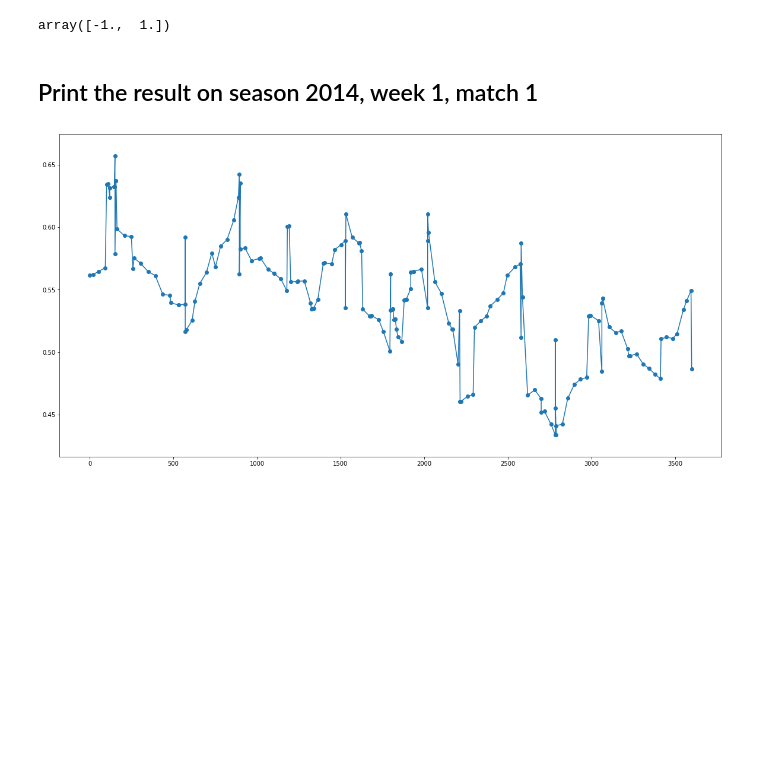
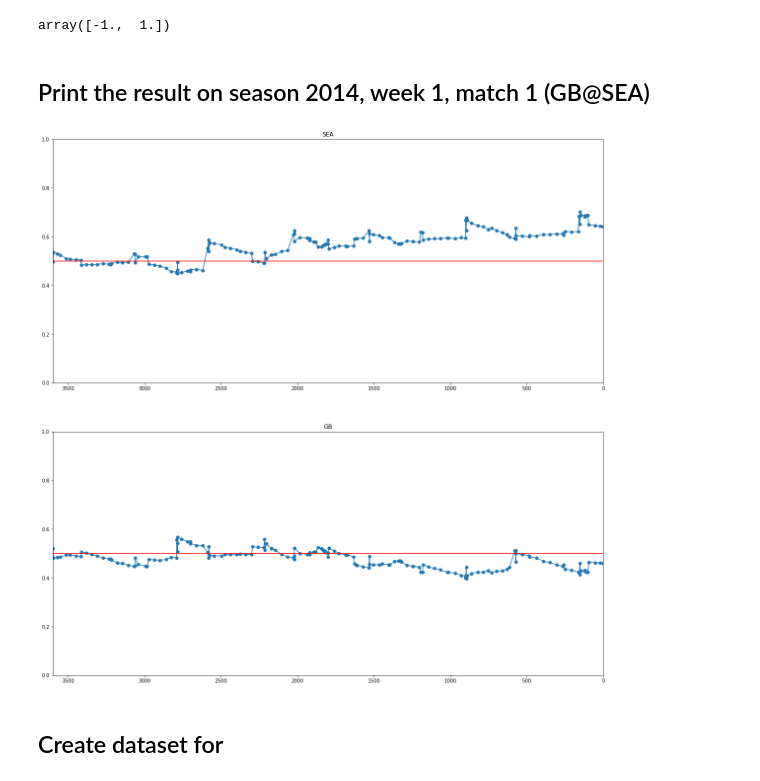
Before and after one commit to tyagi-iiitv/NFLLive, a Jupyter notebook: Baseline.ipynb, the cells around one changed output. Saved outputs shown, nothing was run; the diff lists cells and outputs as text; code cells hidden in the pictures; blank space fills up the shorter version.

Commit message:
Add comparing plot as match 1

```diff
--- a/Baseline.ipynb
+++ b/Baseline.ipynb
@@ -59,16 +59,39 @@ lg.classes_
 # %% [output]
 array([-1.,  1.])
 # %% [markdown]
-## Print the result on season 2014, week 1, match 1
+## Print the result on season 2014, week 1, match 1 (GB@SEA)
-# %%
-plt.figure(figsize=(20, 10))
-plt.scatter(demo.lefttime, cover_prob)
-plt.plot(demo.lefttime, cover_prob)
-plt.show()
-# %% [output]
-[figure, removed]
 # %%
-demo = train[(train['week'] == 1) & (train['team'] == 'SEA')]
-prob = lg.predict_proba(demo.loc[:,['lefttime', 'yrdln', 'score']])
-cover_prob = [p[1] for p in prob]
+d_f = train[(train['week'] == 1) & (train['team'] == 'SEA')]
+d_u = train[(train['week'] == 1) & (train['team'] == 'GB')]
+prob_f = lg.predict_proba(d_f.loc[:,['lefttime', 'yrdln', 'score']])
+prob_u = lg.predict_proba(d_u.loc[:,['lefttime', 'yrdln', 'score']])
+prob_f = [p[1] for p in prob_f]
+prob_u = [p[1] for p in prob_u]
+# %%
+f, (ax1, ax2) = plt.subplots(2, 1, figsize=(20, 20))
+
+
+ax1.scatter(d_f.lefttime, prob_f)
+ax1.plot(d_f.lefttime, prob_f)
+ax1.set_xlim(d_f.lefttime.max(), d_f.lefttime.min())
+ax1.set_ylim(0, 1)
+ax1.axhline(y=0.5, color='r', linestyle='-')
+ax1.set_title('SEA')
+
+ax2.scatter(d_u.lefttime, prob_u)
+ax2.plot(d_u.lefttime, prob_u)
+ax2.set_xlim(d_u.lefttime.max(), d_u.lefttime.min())
+ax2.set_ylim(0, 1)
+ax2.axhline(y=0.5, color='r', linestyle='-')
+ax2.set_title('GB')
+
+
+
+
+
+plt.show()
+# %% [output]
+[figure, added]
+# %% [markdown]
+## Create dataset for
 # %%
```
Also changed, not shown: parts of 1 cell of this notebook.
